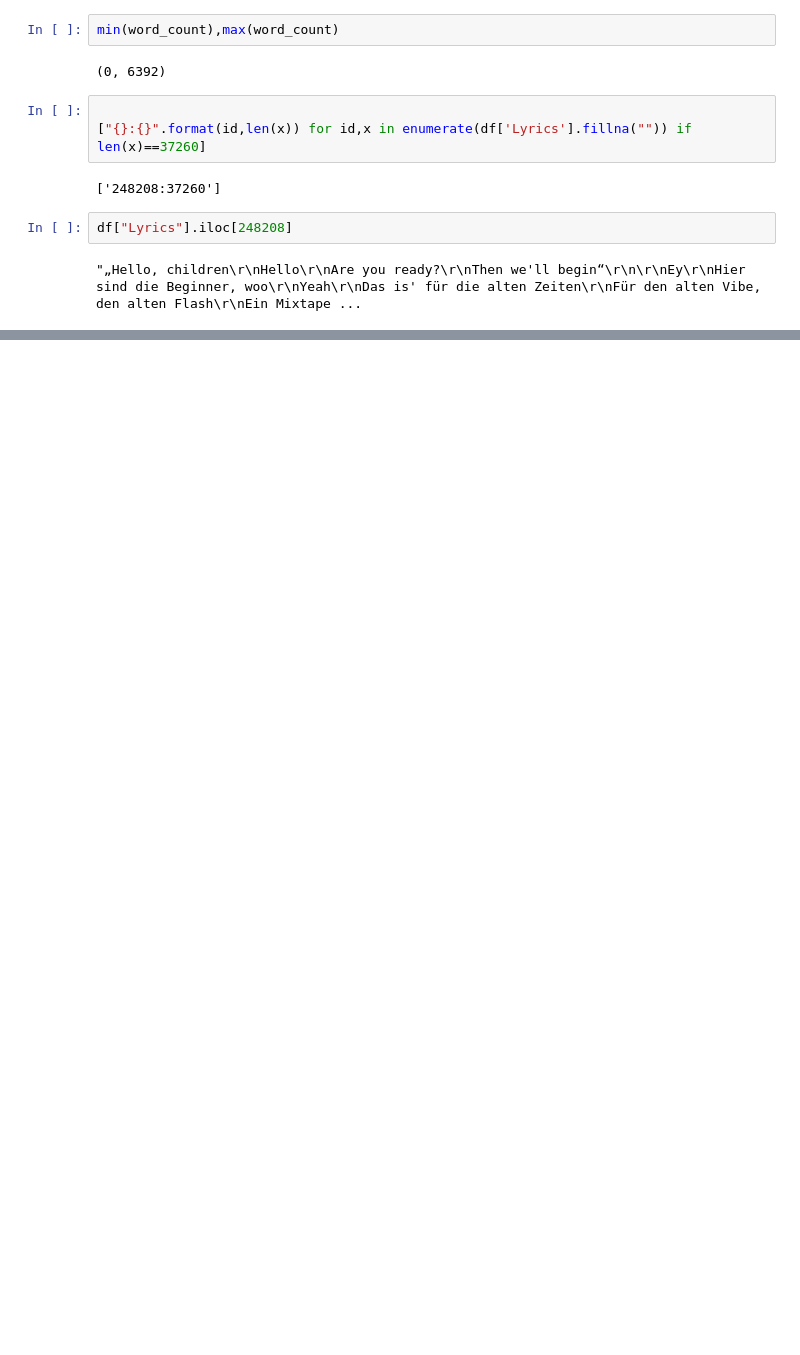
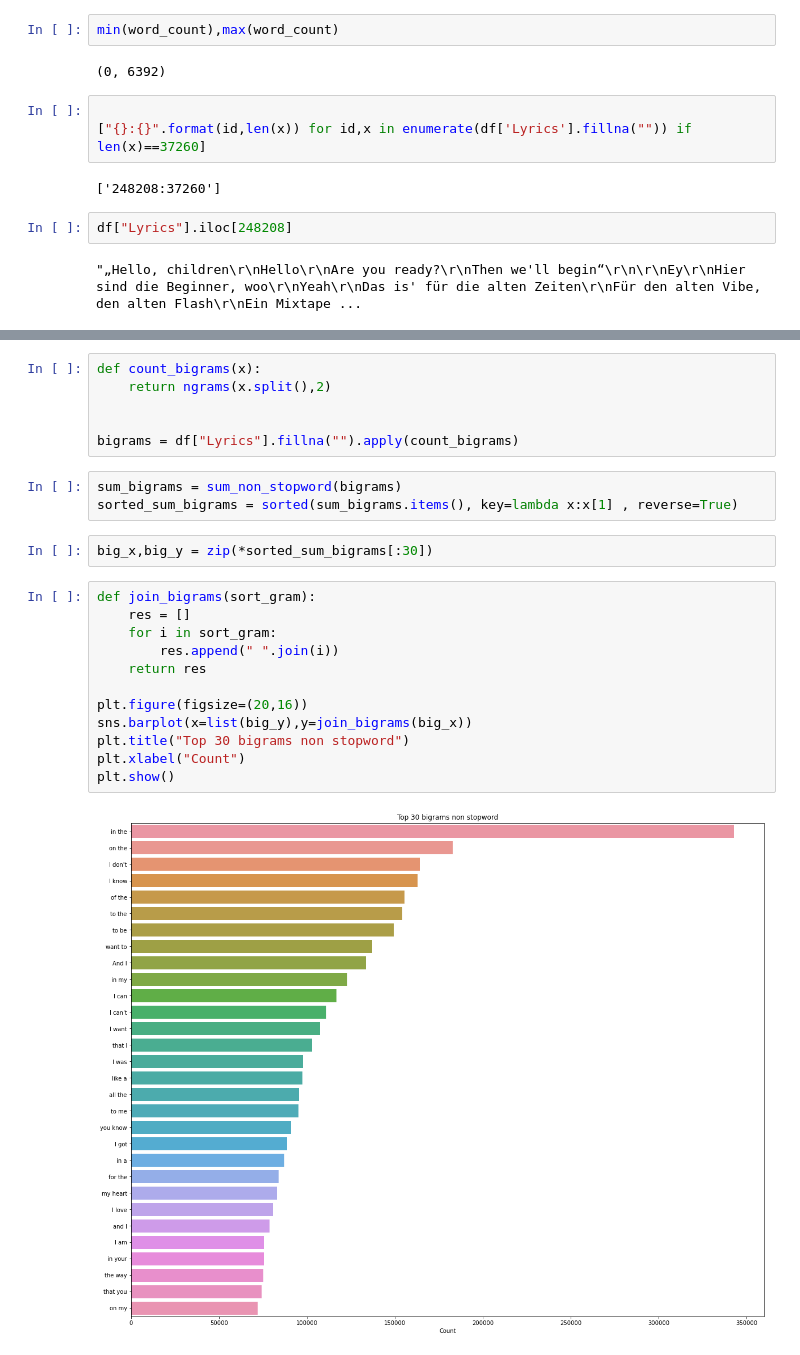
Before and after one commit to zikrullah79/LBP2-Music-RS, a Jupyter notebook: RS_KNN.ipynb, the cells around one changed output, grey strips where cells are left out. Drawn from its saved outputs; the diff is of its cells as text; blank space fills up the shorter version.

```diff
--- a/RS_KNN.ipynb
+++ b/RS_KNN.ipynb
@@ -96,0 +219,25 @@ df["Lyrics"].iloc[248208]
+# %%
+def count_bigrams(x):
+    return ngrams(x.split(),2)
+
+
+bigrams = df["Lyrics"].fillna("").apply(count_bigrams)
+# %%
+sum_bigrams = sum_non_stopword(bigrams)
+sorted_sum_bigrams = sorted(sum_bigrams.items(), key=lambda x:x[1] , reverse=True)
+# %%
+big_x,big_y = zip(*sorted_sum_bigrams[:30])
+# %%
+def join_bigrams(sort_gram):
+    res = []
+    for i in sort_gram:
+        res.append(" ".join(i))
+    return res
+
+plt.figure(figsize=(20,16))
+sns.barplot(x=list(big_y),y=join_bigrams(big_x))
+plt.title("Top 30 bigrams non stopword")
+plt.xlabel("Count")
+plt.show()
+# %% [output]
+[figure, added]
```
Also changed, not shown: parts of 18 cells of this notebook, 1 other file.
